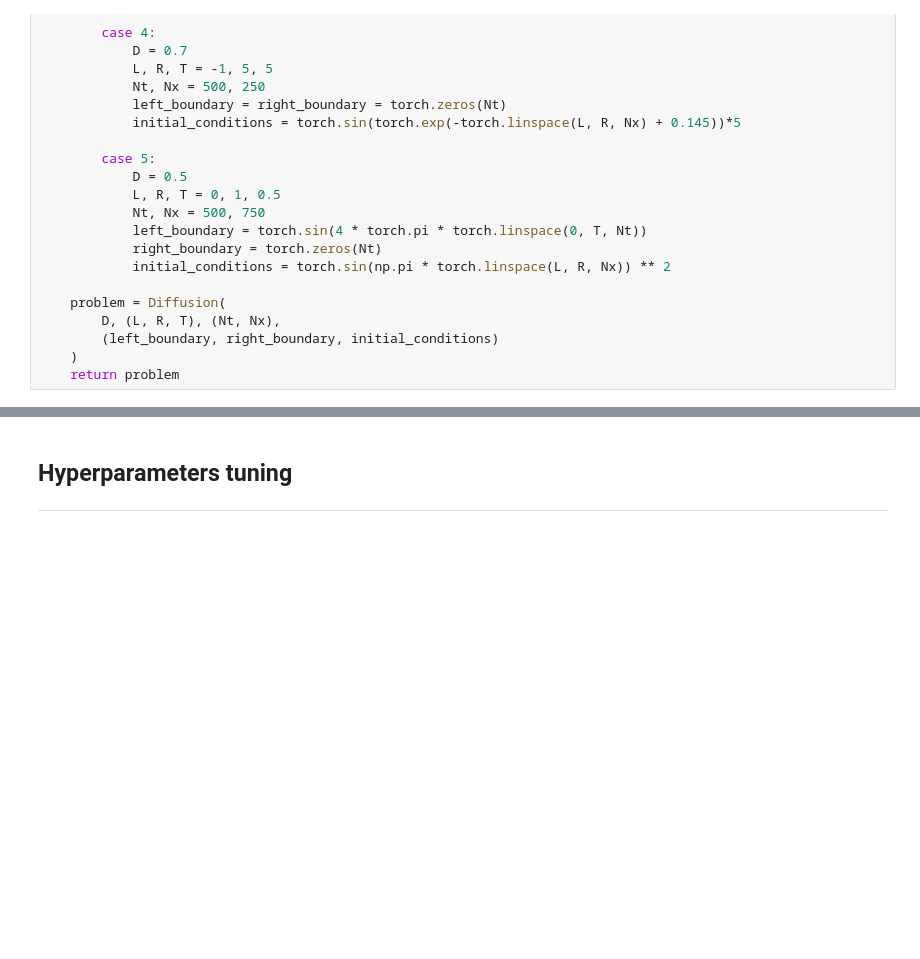
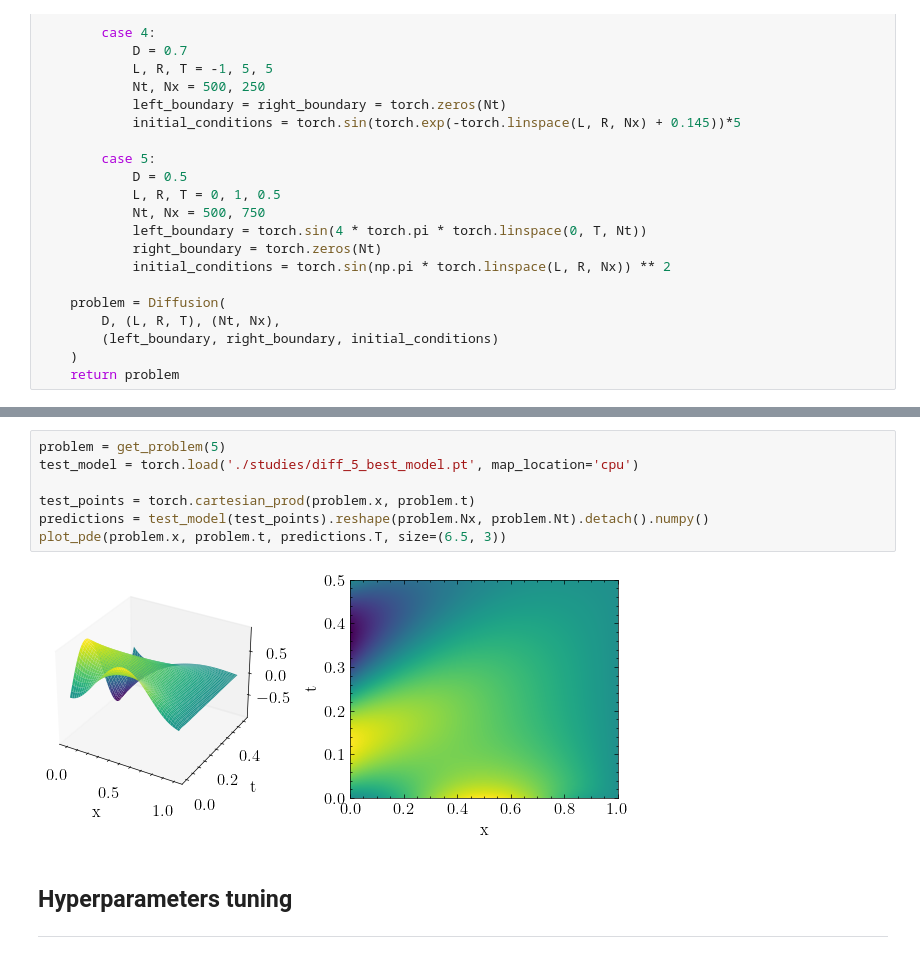
Before and after one commit to DaniilLaptev/pinns, a Jupyter notebook: code/diffusion.ipynb, the cells around one changed output, grey strips where cells are left out. Saved outputs shown, nothing was run; the diff lists cells and outputs as text; blank space fills up the shorter version.

```diff
--- a/code/diffusion.ipynb
+++ b/code/diffusion.ipynb
@@ -278,3 +297,12 @@ def get_problem(N):
+# %%
+problem = get_problem(5)
+test_model = torch.load('./studies/diff_5_best_model.pt', map_location='cpu')
+
+test_points = torch.cartesian_prod(problem.x, problem.t)
+predictions = test_model(test_points).reshape(problem.Nx, problem.Nt).detach().numpy()
+plot_pde(problem.x, problem.t, predictions.T, size=(6.5, 3))
+# %% [output]
+[figure, added]
 # %% [markdown]
 ## Hyperparameters tuning
 ---
```
Also changed, not shown: parts of 8 cells of this notebook, 20 other files.
